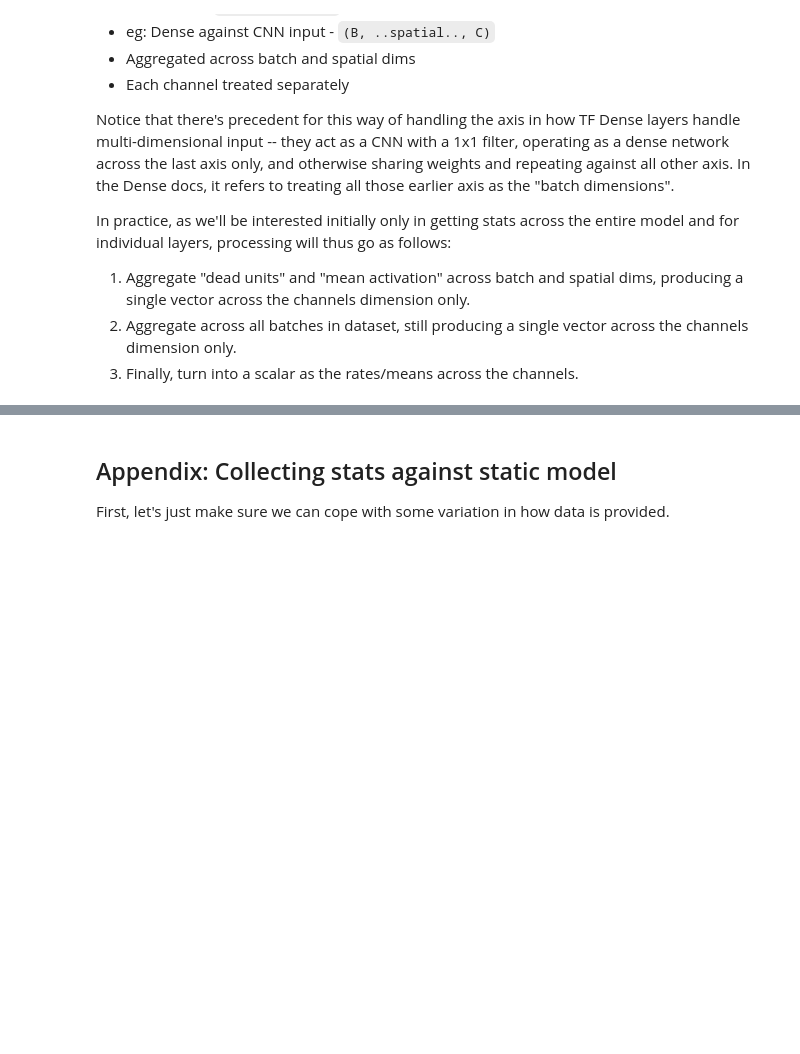
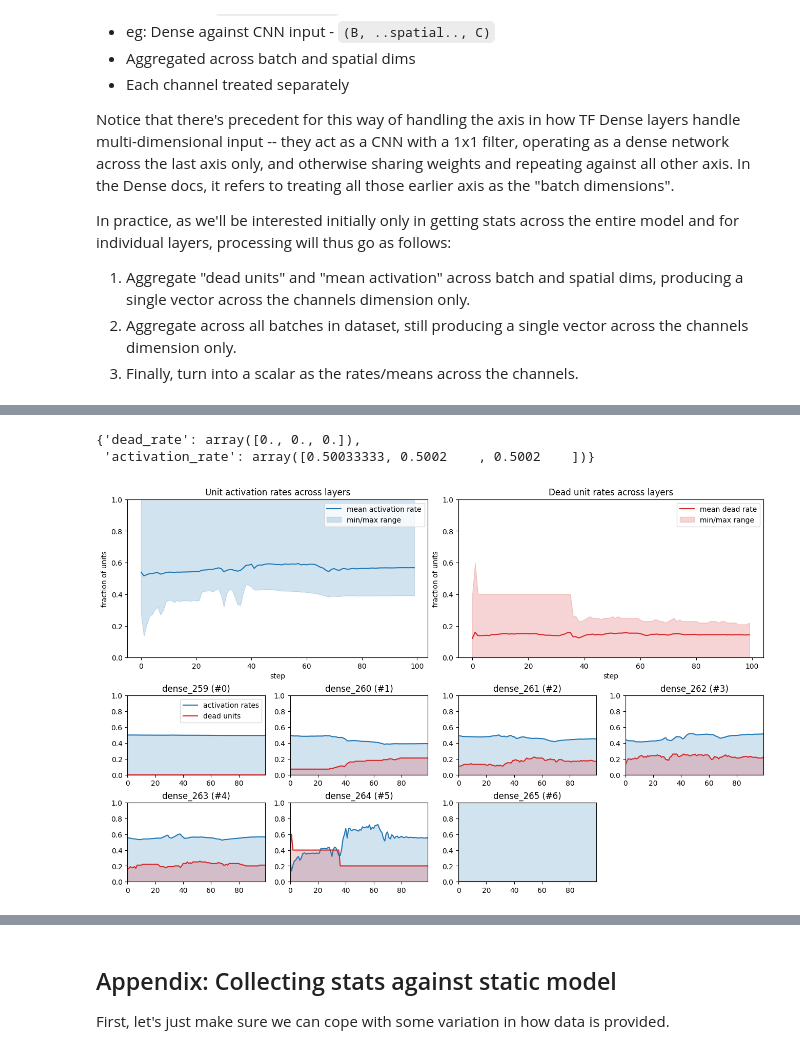
Before and after one commit to malcolmlett/training-instrumentation-toolkit, a Jupyter notebook: Learning_visualisations_v8.ipynb, the cells around one changed output, grey strips where cells are left out. Drawn from its saved outputs; the diff is of its cells as text; code cells hidden in the pictures; blank space fills up the shorter version.

```diff
--- a/Learning_visualisations_v8.ipynb
+++ b/Learning_visualisations_v8.ipynb
@@ -245,0 +350,9 @@ epochs: [ 0  1  2  3  4  5  6  7  8  9 10 11 12 13 14 15 16 17 18 19 20 21 22 23
+# %%
+activity.layer_stats[0]
+# %% [output]
+{'dead_rate': array([0., 0., 0.]),
+ 'activation_rate': array([0.50033333, 0.5002    , 0.5002    ])}
+# %%
+plot_activity(activity)
+# %% [output]
+[figure, added]
```
Also changed, not shown: parts of 5 cells of this notebook.
